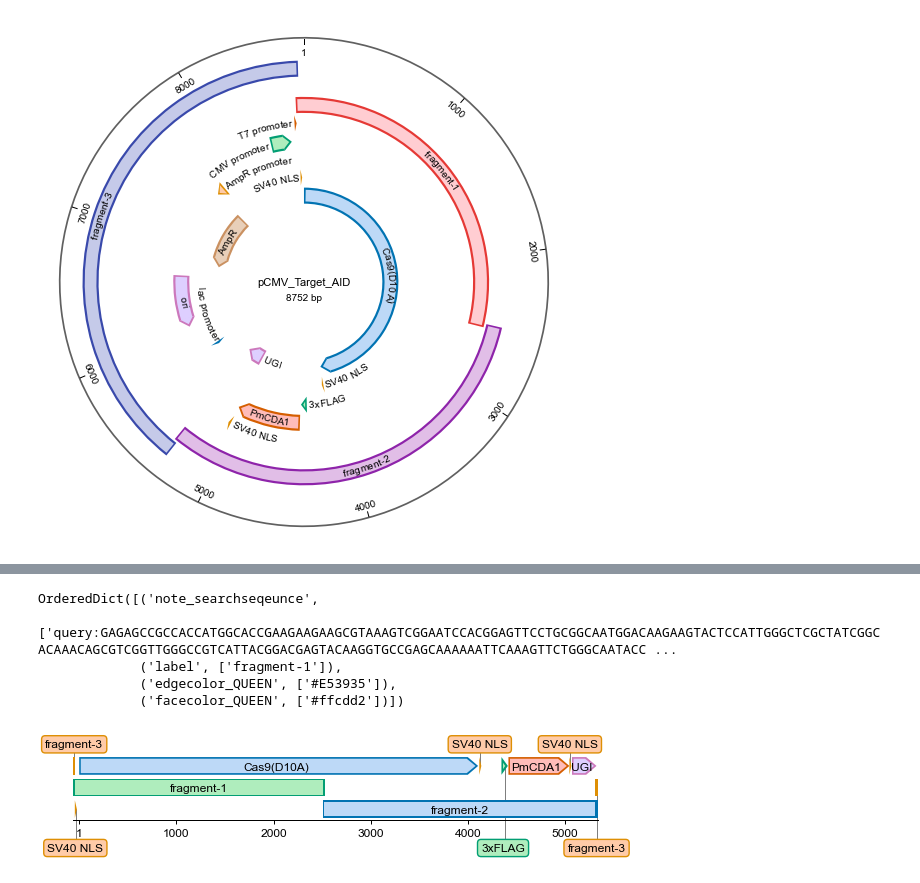
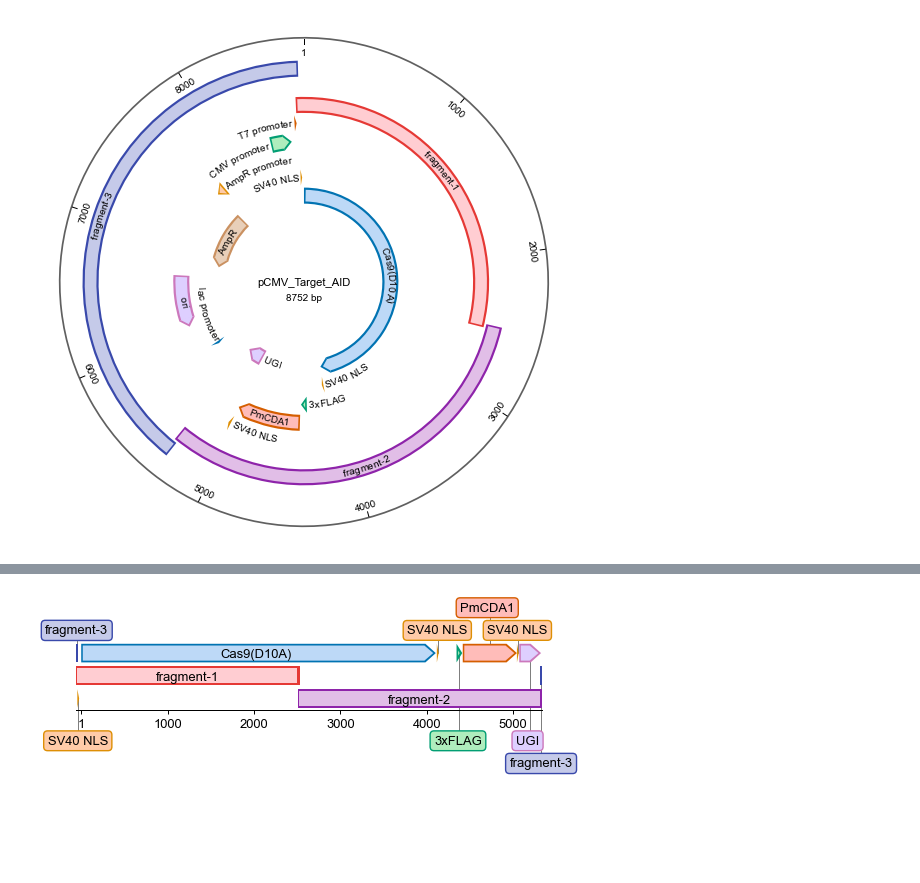
Before and after one commit to yachielab/QUEEN, a Jupyter notebook: demo/sakata_et_al_2020/pCMV_Target_AID_construction.ipynb, the cells around one changed output, grey strips where cells are left out. Saved outputs shown, nothing was run; the diff lists cells and outputs as text; code cells hidden in the pictures; blank space fills up the shorter version.

```diff
--- a/demo/sakata_et_al_2020/pCMV_Target_AID_construction.ipynb
+++ b/demo/sakata_et_al_2020/pCMV_Target_AID_construction.ipynb
@@ -139,15 +139,10 @@ feature_id  feature_type  qualifier:label     start  end   strand
 3000        CDS           SV40 NLS            8707   8728  +
 3100        source        source              8721   8752  +
 # %%
-fig = visualizedna(plasmid, start=8688, end=5335, width_scale=0.45, tick_space=1000, title_visible=False)
-plasmid.searchfeature(query="2900", key_attribute="feature_id")[0].qualifiers
+fig = visualizedna(plasmid, start=8688, end=5335, width_scale=0.40, tick_space=1000, title_visible=False, fontsize=13, height_scale=1.05)
+fig.savefig("output/fig2c.pdf", bbox_inches="tight")
 # %% [output]
-OrderedDict([('note_searchseqeunce',
-              ['query:GAGAGCCGCCACCATGGCACCGAAGAAGAAGCGTAAAGTCGGAATCCACGGAGTTCCTGCGGCAATGGACAAGAAGTACTCCATTGGGCTCGCTATCGGCACAAACAGCGTCGGTTGGGCCGTCATTACGGACGAGTACAAGGTGCCGAGCAAAAAATTCAAAGTTCTGGGCAATACC ...
-             ('label', ['fragment-1']),
-             ('edgecolor_QUEEN', ['#E53935']),
-             ('facecolor_QUEEN', ['#ffcdd2'])])
-[figure, old version]
+[figure, new version]
 # %%
 #Visualize construction flow
 flow = visualizeflow(pCMV_Target_AID)
```
Also changed, not shown: parts of 1 cell of this notebook, 25 other files.
